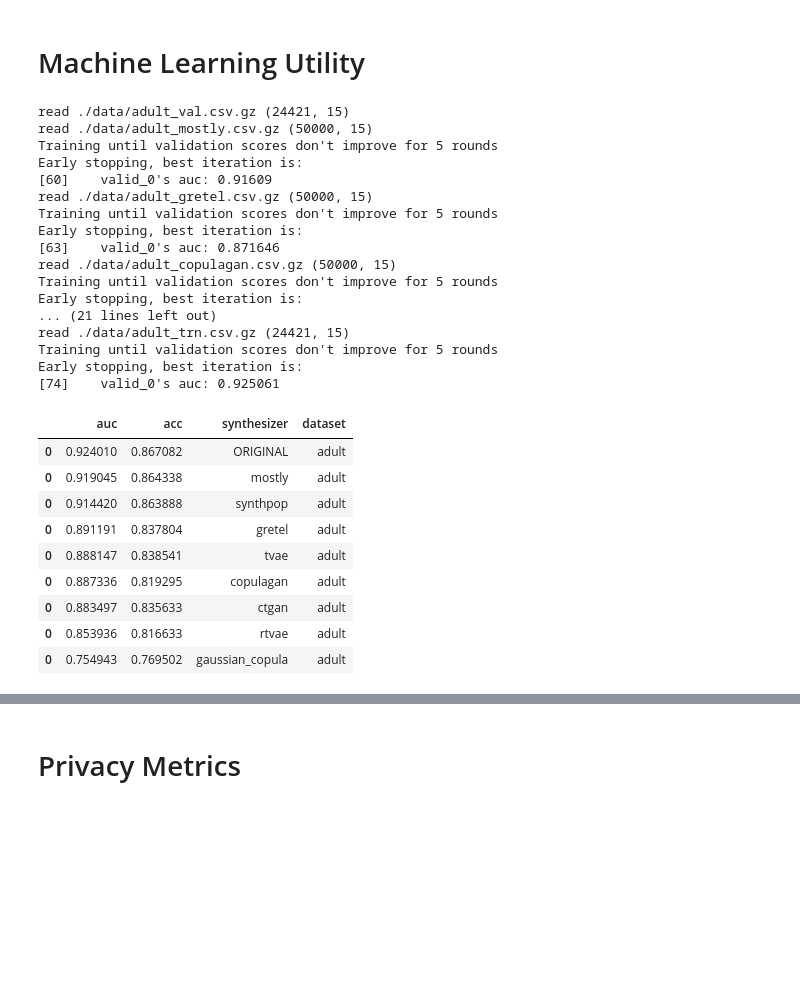
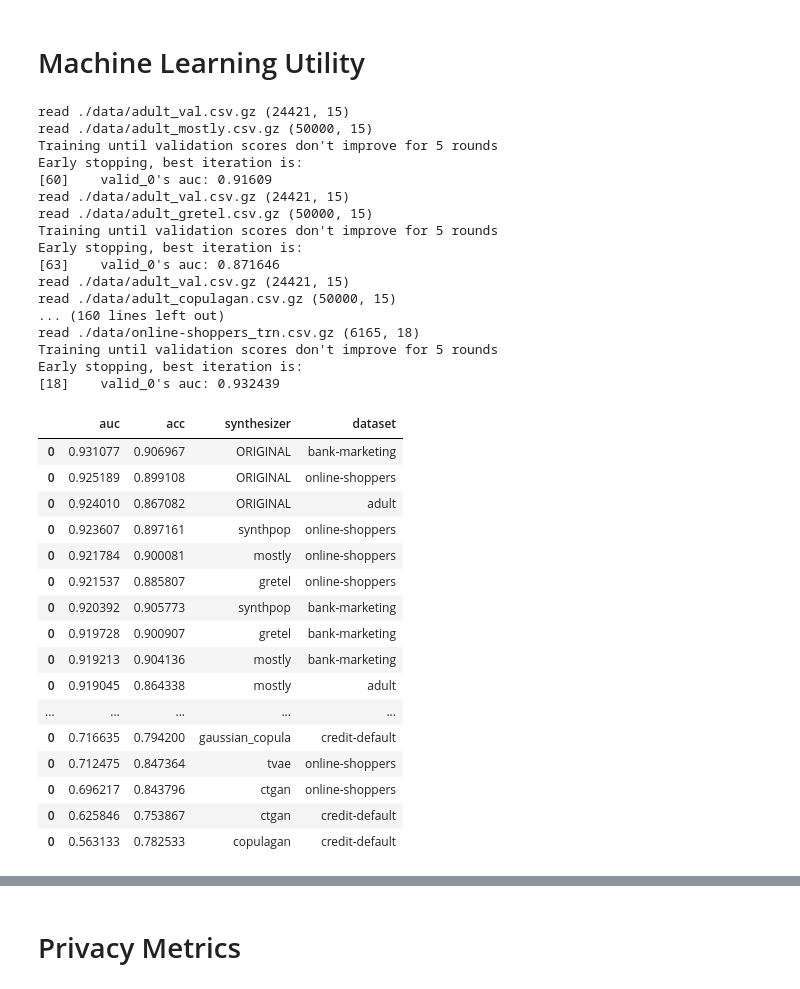
Before and after one commit to mostly-ai/paper-fidelity-accuracy, a Jupyter notebook: 2023-05/evaluate.ipynb, the cells around one changed output, grey strips where cells are left out. Cells and saved outputs as stored; diff of their text form; code cells hidden in the pictures; blank space fills up the shorter version.

```diff
--- a/2023-05/evaluate.ipynb
+++ b/2023-05/evaluate.ipynb
@@ -31,9 +31,9 @@ repo = 'https://github.com/mostly-ai/paper-fidelity-accuracy/raw/main/2023-05/da
 # list of datasets to benchmark
 datasets = [
     'adult',
-    # 'credit-default',
-    # 'bank-marketing',
-    # 'online-shoppers',
+    'credit-default',
+    'bank-marketing',
+    'online-shoppers',
 ]
 
 # list of synthesizers to benchmark
@@ -125,7 +125,11 @@ for dataset in datasets:
     trn = pd.read_csv(trn_fn)
     print(f"read {trn_fn} {trn.shape}")
     for fn in fns + ['val']:
+        if dataset == "online-shoppers" and fn == "copulagan":
+            print('skipping online-shoppers copulagan (no data available)')
+            continue
         syn_fn = f"{repo}{dataset}_{fn}.csv.gz"
+        print(syn_fn)
         syn = pd.read_csv(syn_fn)
         print(f"read {syn_fn} {syn.shape}")
         # 1-way marginal distributions (=univariates)
@@ -143,6 +147,6 @@ for dataset in datasets:
         fid.append(out)
 
 fid = pd.concat(fid)
-fid.to_csv('fidelity.csv', index=False)
+fid.to_csv('fidelity.csv.gz', index=False)
 # %% [output]
 read ./data/adult_trn.csv.gz (24421, 15)
@@ -219,6 +230,9 @@ plot(agg, 'adult', 'k=3', 'Three-way Accuracy')
 # %%
 def prepare_xy(df):
     y = (df[target_col]==target_val).astype(int)
+    bool_cols = df.select_dtypes(include=['bool'])
+    for col in bool_cols:
+        df[col] = df[col].astype('str')
     str_cols = [col for col in df.select_dtypes(['object', 'string']).columns if col != target_col]
     for col in str_cols:
         df[col] = pd.Categorical(df[col])
@@ -271,53 +285,62 @@ for dataset in datasets:
         target_val = 1
     elif dataset == 'online-shoppers':
         target_col = 'Revenue'
-        target_val = 'True'
-
-    val_fn = f"{repo}{dataset}_val.csv.gz"
-    val = pd.read_csv(val_fn)
-    print(f"read {val_fn} {val.shape}")
+        target_val = True
     for fn in fns + ['trn']:
+        if dataset == "online-shoppers" and fn == "copulagan":
+            print('skipping online-shoppers copulagan (no data available)')
+            continue
+        val_fn = f"{repo}{dataset}_val.csv.gz"
+        val = pd.read_csv(val_fn)
+        print(f"read {val_fn} {val.shape}")
         syn_fn = f"{repo}{dataset}_{fn}.csv.gz"
         syn = pd.read_csv(syn_fn)
         print(f"read {syn_fn} {syn.shape}")
         X, y = prepare_xy(syn)
         m = train_model(X, y)
         row = evaluate_model(m, val)
         row = row.assign(synthesizer=fn if fn!='trn' else 'ORIGINAL')
         row = row.assign(dataset=dataset)
         results.append(row)
 
 ml = pd.concat(results).sort_values('auc', ascending=False)
-ml.to_csv('ml.csv', index=False)
+ml.to_csv('ml.csv.gz', index=False)
 ml
 # %% [output]
 read ./data/adult_val.csv.gz (24421, 15)
 read ./data/adult_mostly.csv.gz (50000, 15)
 Training until validation scores don't improve for 5 rounds
 Early stopping, best iteration is:
 [60]    valid_0's auc: 0.91609
+read ./data/adult_val.csv.gz (24421, 15)
 read ./data/adult_gretel.csv.gz (50000, 15)
 Training until validation scores don't improve for 5 rounds
 Early stopping, best iteration is:
 [63]    valid_0's auc: 0.871646
+read ./data/adult_val.csv.gz (24421, 15)
 read ./data/adult_copulagan.csv.gz (50000, 15)
+... (160 lines left out)
+read ./data/online-shoppers_trn.csv.gz (6165, 18)
 Training until validation scores don't improve for 5 rounds
 Early stopping, best iteration is:
-... (21 lines left out)
-read ./data/adult_trn.csv.gz (24421, 15)
-Training until validation scores don't improve for 5 rounds
-Early stopping, best iteration is:
-[74]    valid_0's auc: 0.925061
+[18]    valid_0's auc: 0.932439
 |  | auc | acc | synthesizer | dataset |
+| 0 | 0.931077 | 0.906967 | ORIGINAL | bank-marketing |
+| 0 | 0.925189 | 0.899108 | ORIGINAL | online-shoppers |
 | 0 | 0.924010 | 0.867082 | ORIGINAL | adult |
+| 0 | 0.923607 | 0.897161 | synthpop | online-shoppers |
+| 0 | 0.921784 | 0.900081 | mostly | online-shoppers |
+| 0 | 0.921537 | 0.885807 | gretel | online-shoppers |
+| 0 | 0.920392 | 0.905773 | synthpop | bank-marketing |
+| 0 | 0.919728 | 0.900907 | gretel | bank-marketing |
+| 0 | 0.919213 | 0.904136 | mostly | bank-marketing |
 | 0 | 0.919045 | 0.864338 | mostly | adult |
-| 0 | 0.914420 | 0.863888 | synthpop | adult |
-| 0 | 0.891191 | 0.837804 | gretel | adult |
-| 0 | 0.888147 | 0.838541 | tvae | adult |
-| 0 | 0.887336 | 0.819295 | copulagan | adult |
-| 0 | 0.883497 | 0.835633 | ctgan | adult |
-| 0 | 0.853936 | 0.816633 | rtvae | adult |
-| 0 | 0.754943 | 0.769502 | gaussian_copula | adult |
+| ... | ... | ... | ... | ... |
+| 0 | 0.716635 | 0.794200 | gaussian_copula | credit-default |
+| 0 | 0.712475 | 0.847364 | tvae | online-shoppers |
+| 0 | 0.696217 | 0.843796 | ctgan | online-shoppers |
+| 0 | 0.625846 | 0.753867 | ctgan | credit-default |
+| 0 | 0.563133 | 0.782533 | copulagan | credit-default |
 # %%
 def plot(agg, dataset, metric, title):
     d = agg.loc[agg['dataset']==dataset].sort_values(metric, ascending=True)
```
Also changed, not shown: parts of 8 cells of this notebook, 3 other files.
